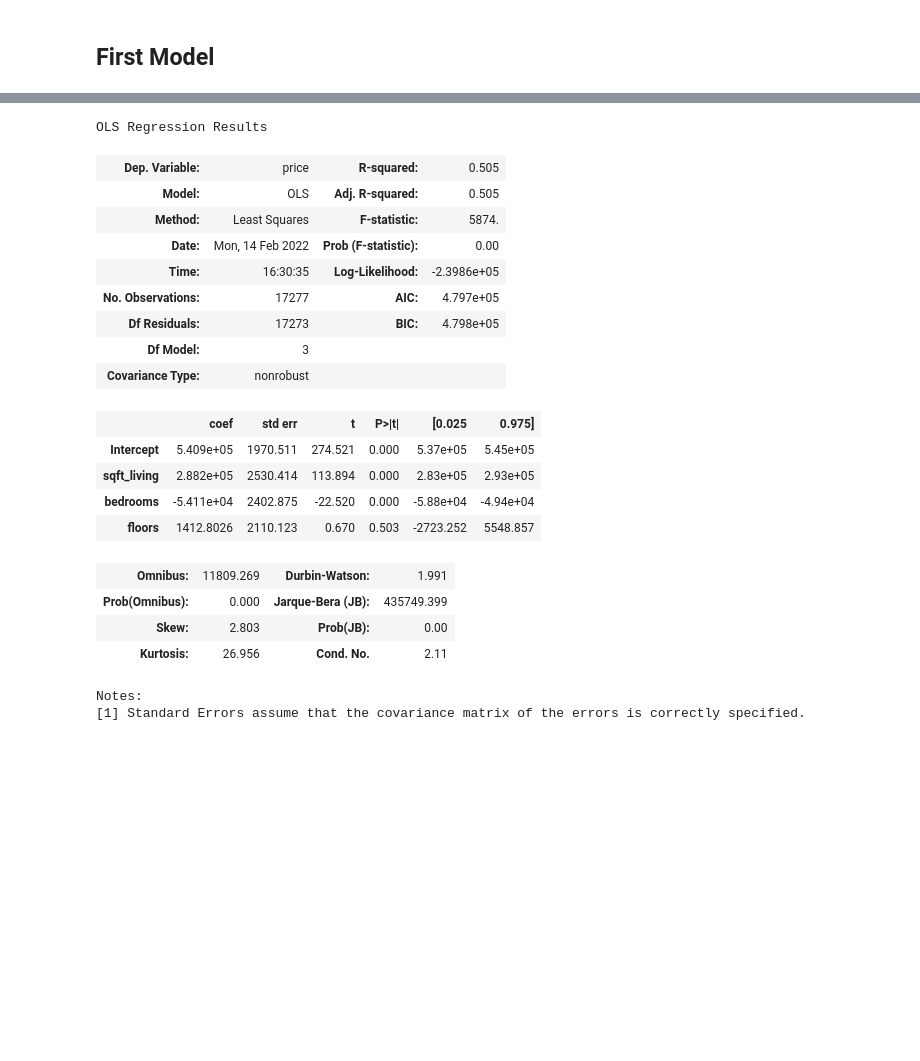
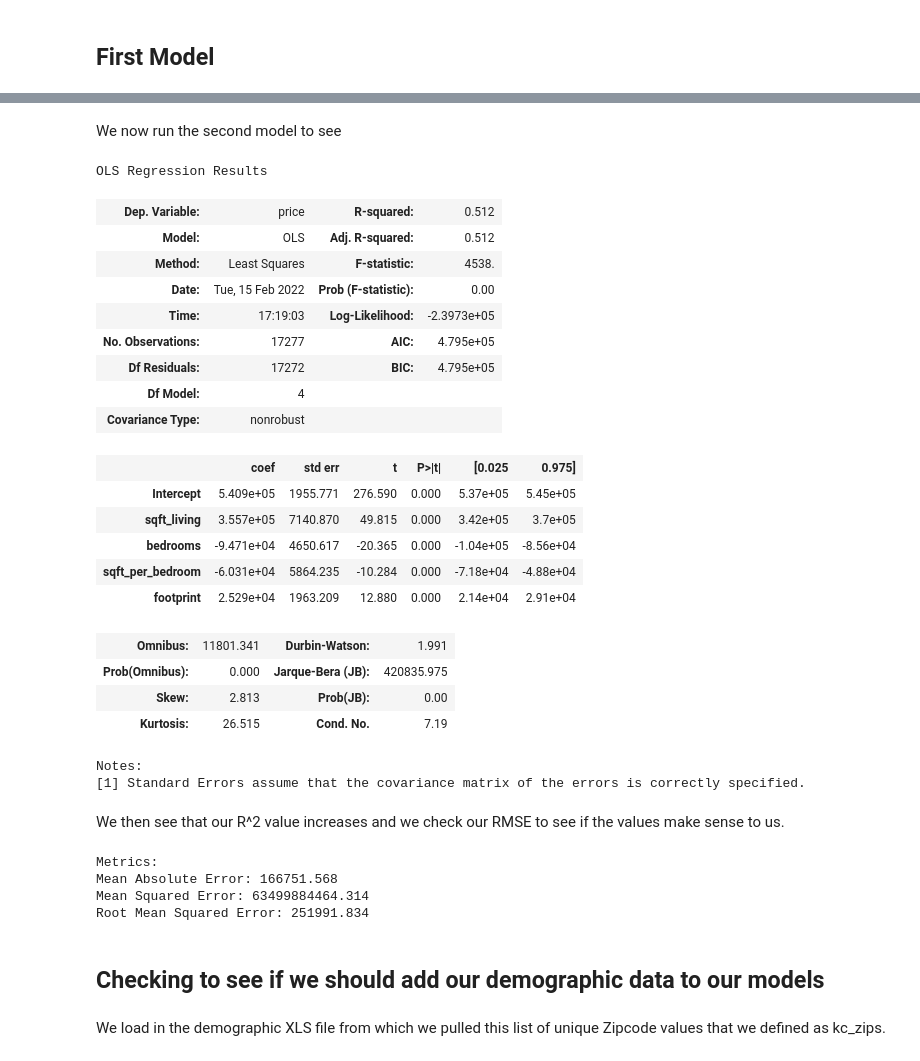
Before and after one commit to NaavSD/House-Plan-Analysis, a Jupyter notebook: Project 2 Notebook.ipynb, the cells around one changed output, grey strips where cells are left out. Cells and saved outputs as stored; diff of their text form; code cells hidden in the pictures; blank space fills up the shorter version.

```diff
--- a/Project 2 Notebook.ipynb
+++ b/Project 2 Notebook.ipynb
@@ -66,6 +131,9 @@ Index(['id', 'date', 'price', 'bedrooms', 'bathrooms', 'sqft_living',
 dfinit = housedf.drop(['id', 'date', 'yr_renovated', 'condition', 'waterfront', 'lat', 'long',
                  'sqft_above', 'sqft_basement', 'view'], axis=1).copy()
 
-dfrev1 = dfinit.drop(['sqft_living15', 'sqft_lot15', 'grade'], axis=1).copy()
-dfrev1
+dfrev1 = dfinit.drop(['sqft_living15', 'sqft_lot15'], axis=1).copy()
+dfrevcopy = dfinit.drop(['sqft_living15', 'sqft_lot15'], axis=1).copy()
+housedf['sqft_per_bedroom'] = housedf['sqft_living'] / housedf['bedrooms']
+housedf['footprint'] = housedf['sqft_living'] / housedf['sqft_lot']
+housedf
 # %% [output]
@@ -85,5 +152,0 @@ dfrev1
-# %%
-spatialdf = pd.read_excel('data/demographic_spatial_join.xls')
-# print('Number of Homes Removed:',housedf.shape[0] - housedf_cleaned.shape[0],'| Percent of Homes Removed:', round((df.shape[0] - df_cleaned.shape[0])/df.shape[0]*100,2))
-pd.set_option('display.max_columns', None)
-spatialdf.head()
@@ -122,2 +188,6 @@ X_train, X_test, y_train, y_test = train_test_split(X, y, test_size=0.2, random_
+# %%
+y = housedf['price']
+X = housedf[['bedrooms','bathrooms','sqft_living','sqft_lot','floors', 'yr_built', 'zipcode', 'sqft_per_bedroom', 'footprint']]
+X_train, X_test, y_train, y_test = train_test_split(X, y, test_size=0.2, random_state=56)
 # %% [markdown]
 ## Dummy Regressor
@@ -202,26 +380,42 @@ X_test_scaled_final
+# %% [markdown]
+We now run the second model to see
 # %%
-formula = 'price ~ sqft_living + bedrooms + floors'
+formula = 'price ~  sqft_living + bedrooms + sqft_per_bedroom + footprint'
 model = ols(formula, X_train_scaled_final).fit()
 model.summary()
 # %% [output]
 OLS Regression Results
-| Dep. Variable: | price | R-squared: | 0.505 |
-| Model: | OLS | Adj. R-squared: | 0.505 |
-| Method: | Least Squares | F-statistic: | 5874. |
-| Date: | Mon, 14 Feb 2022 | Prob (F-statistic): | 0.00 |
-| Time: | 16:30:35 | Log-Likelihood: | -2.3986e+05 |
-| No. Observations: | 17277 | AIC: | 4.797e+05 |
-| Df Residuals: | 17273 | BIC: | 4.798e+05 |
-| Df Model: | 3 |  |  |
+| Dep. Variable: | price | R-squared: | 0.512 |
+| Model: | OLS | Adj. R-squared: | 0.512 |
+| Method: | Least Squares | F-statistic: | 4538. |
+| Date: | Tue, 15 Feb 2022 | Prob (F-statistic): | 0.00 |
+| Time: | 17:19:03 | Log-Likelihood: | -2.3973e+05 |
+| No. Observations: | 17277 | AIC: | 4.795e+05 |
+| Df Residuals: | 17272 | BIC: | 4.795e+05 |
+| Df Model: | 4 |  |  |
 | Covariance Type: | nonrobust |  |  |
 |  | coef | std err | t | P>|t| | [0.025 | 0.975] |
-| Intercept | 5.409e+05 | 1970.511 | 274.521 | 0.000 | 5.37e+05 | 5.45e+05 |
-| sqft_living | 2.882e+05 | 2530.414 | 113.894 | 0.000 | 2.83e+05 | 2.93e+05 |
-| bedrooms | -5.411e+04 | 2402.875 | -22.520 | 0.000 | -5.88e+04 | -4.94e+04 |
-| floors | 1412.8026 | 2110.123 | 0.670 | 0.503 | -2723.252 | 5548.857 |
+| Intercept | 5.409e+05 | 1955.771 | 276.590 | 0.000 | 5.37e+05 | 5.45e+05 |
+| sqft_living | 3.557e+05 | 7140.870 | 49.815 | 0.000 | 3.42e+05 | 3.7e+05 |
+| bedrooms | -9.471e+04 | 4650.617 | -20.365 | 0.000 | -1.04e+05 | -8.56e+04 |
+| sqft_per_bedroom | -6.031e+04 | 5864.235 | -10.284 | 0.000 | -7.18e+04 | -4.88e+04 |
+| footprint | 2.529e+04 | 1963.209 | 12.880 | 0.000 | 2.14e+04 | 2.91e+04 |
-| Omnibus: | 11809.269 | Durbin-Watson: | 1.991 |
-| Prob(Omnibus): | 0.000 | Jarque-Bera (JB): | 435749.399 |
-| Skew: | 2.803 | Prob(JB): | 0.00 |
-| Kurtosis: | 26.956 | Cond. No. | 2.11 |
+| Omnibus: | 11801.341 | Durbin-Watson: | 1.991 |
+| Prob(Omnibus): | 0.000 | Jarque-Bera (JB): | 420835.975 |
+| Skew: | 2.813 | Prob(JB): | 0.00 |
+| Kurtosis: | 26.515 | Cond. No. | 7.19 |
 Notes:
 [1] Standard Errors assume that the covariance matrix of the errors is correctly specified.
+# %% [markdown]
+We then see that our R^2 value increases and we check our RMSE to see if the values make sense to us.
+# %%
+sm_metrics(model, y_test, X_test_scaled)
+# %% [output]
+Metrics:
+Mean Absolute Error: 166751.568
+Mean Squared Error: 63499884464.314
+Root Mean Squared Error: 251991.834
+# %% [markdown]
+## Checking to see if we should add our demographic data to our models
+# %% [markdown]
+We load in the demographic XLS file from which we pulled this list of unique Zipcode values that we defined as kc_zips.
```
Also changed, not shown: parts of 63 cells of this notebook, 1 other file.
